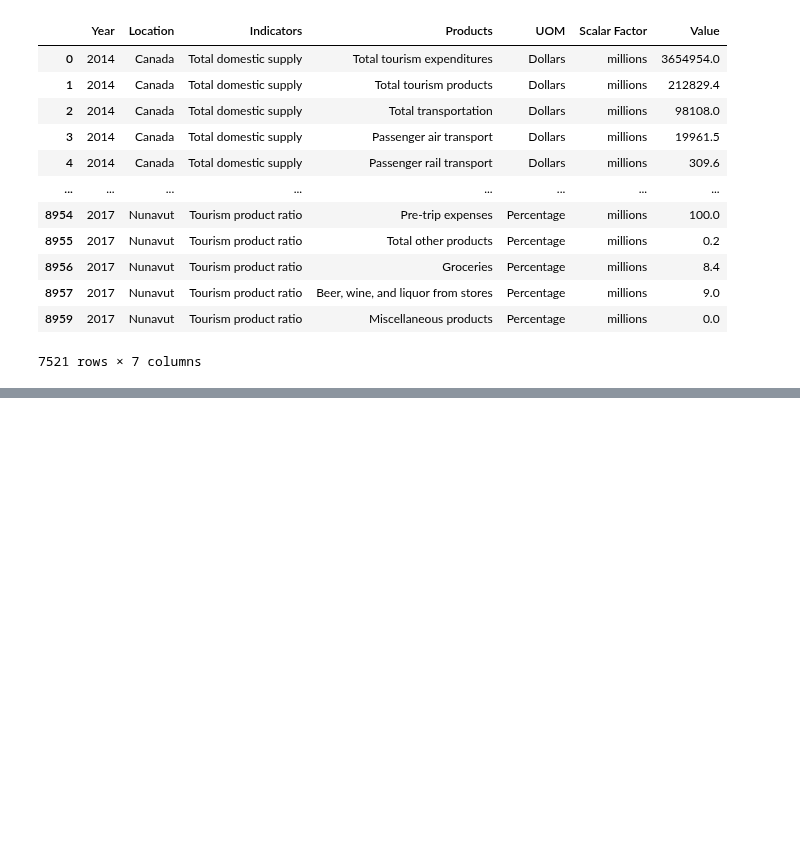
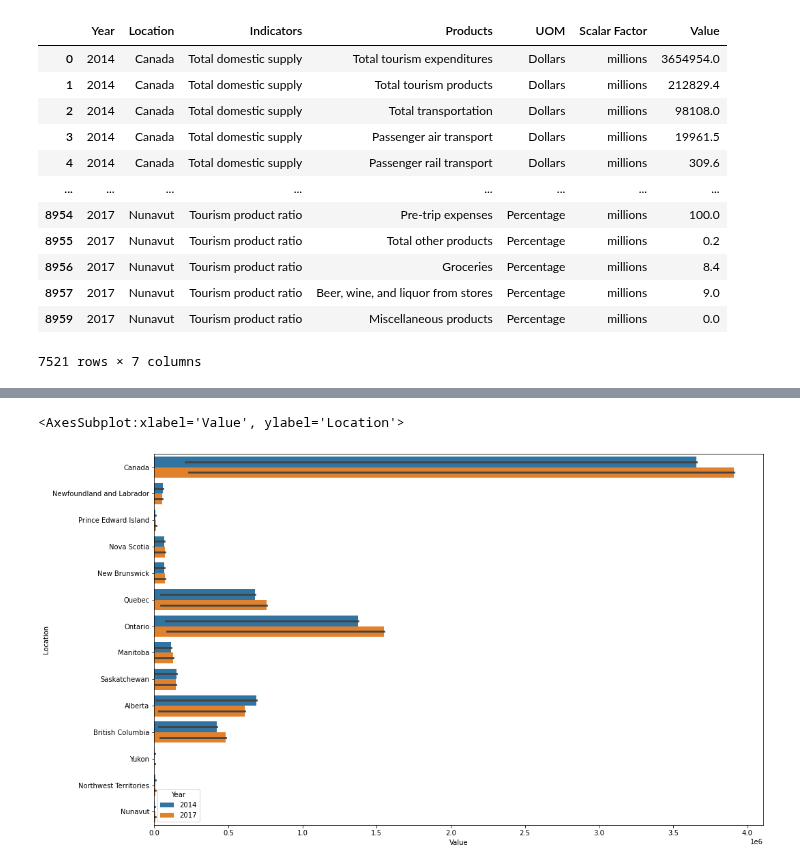
Before and after one commit to data301-2021-winter1/group05-project, a Jupyter notebook: notebooks/analysis3.ipynb, the cells around one changed output, grey strips where cells are left out. Saved outputs shown, nothing was run; the diff lists cells and outputs as text; code cells hidden in the pictures; blank space fills up the shorter version.

Commit message:
updated notebook 3 with rough task 4 analysis and fixed project_function 3

```diff
--- a/notebooks/analysis3.ipynb
+++ b/notebooks/analysis3.ipynb
@@ -341,0 +370,8 @@ NameError: name 'project_functions3' is not defined
+# %%
+#Note I have used the max function because in the dataset there are rows that calculate the total tourism expenditures
+#for each canada and the provinces so the max will show the total tourism expenditure I believe. (will fix if wrong)
+plt.figure(figsize = (16,10))
+sns.barplot(x='Value',y='Location',hue='Year',data=df2, estimator=np.max)
+# %% [output]
+<AxesSubplot:xlabel='Value', ylabel='Location'>
+[figure, added]
```
Also changed, not shown: parts of 11 cells of this notebook, 1 other file.
